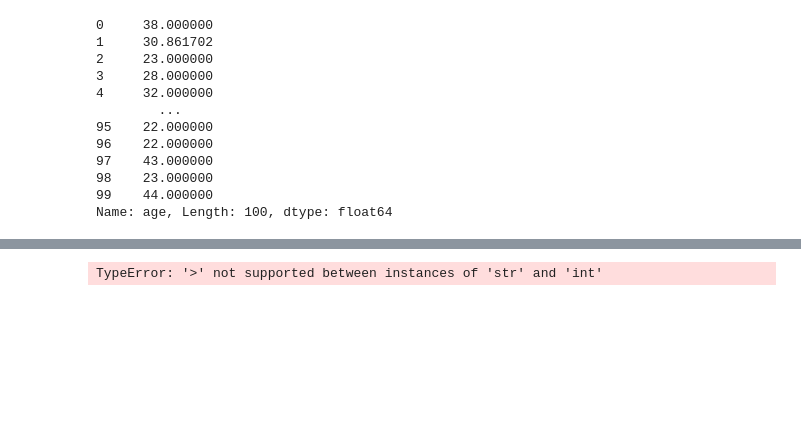
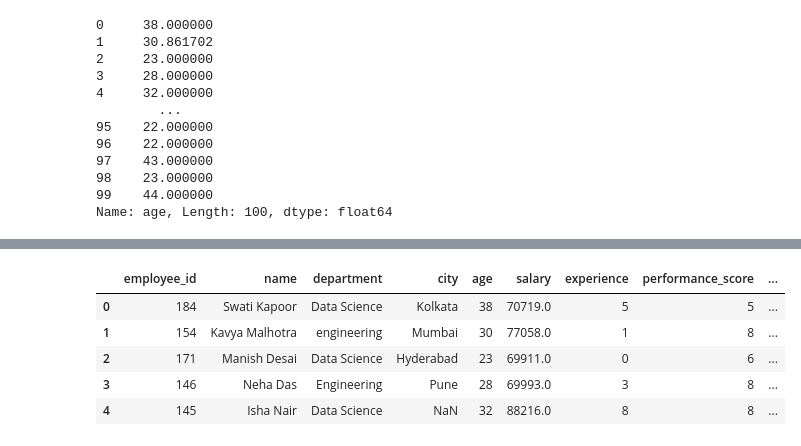
Before and after one commit to sanathecoder/PY, a Jupyter notebook: Pandas/pandas.ipynb, the cells around one changed output, grey strips where cells are left out. Drawn from its saved outputs; the diff is of its cells as text; code cells hidden in the pictures; blank space fills up the shorter version.

```diff
--- a/Pandas/pandas.ipynb
+++ b/Pandas/pandas.ipynb
@@ -260,8 +260,19 @@ df.head()
 | 3 | 146 | Neha Das | Engineering | Pune | 28.0 | 699936999369993699936999369993699... | 3 | 8 | ... |
 | 4 | 145 | Isha Nair | Data Science | NaN | 32.0 | 882168821688216882168821688216882... | 8 | 8 | ... |
 # %%
+df["salary"] = pd.to_numeric(df["salary"], errors="coerce")
+
 df["salary_level"] = df["salary"].apply(
     lambda salary: "High" if salary > 70000 else "Normal"
 )
-# %% [output]
-TypeError: '>' not supported between instances of 'str' and 'int'
+# %%
+department_code = {"Engineering": "ENG","Marketing": "MKT", "Finance": "FIN","Data Science":"DS"}
+df["department_code"] = df["department"].map(department_code)
+df.head()
+# %% [output]
+|  | employee_id | name | department | city | age | salary | experience | performance_score | ... |
+| 0 | 184 | Swati Kapoor | Data Science | Kolkata | 38 | 70719.0 | 5 | 5 | ... |
+| 1 | 154 | Kavya Malhotra | engineering | Mumbai | 30 | 77058.0 | 1 | 8 | ... |
+| 2 | 171 | Manish Desai | Data Science | Hyderabad | 23 | 69911.0 | 0 | 6 | ... |
+| 3 | 146 | Neha Das | Engineering | Pune | 28 | 69993.0 | 3 | 8 | ... |
+| 4 | 145 | Isha Nair | Data Science | NaN | 32 | 88216.0 | 8 | 8 | ... |
```
Also changed, not shown: parts of 2 cells of this notebook, 2 other files.
